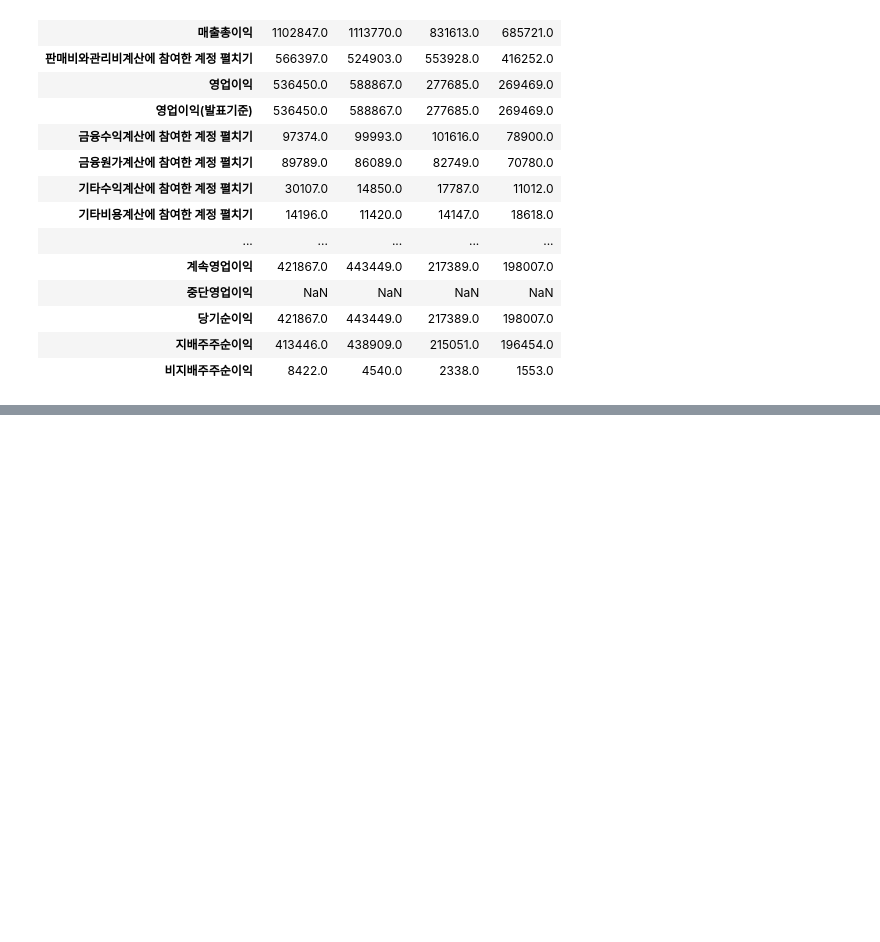
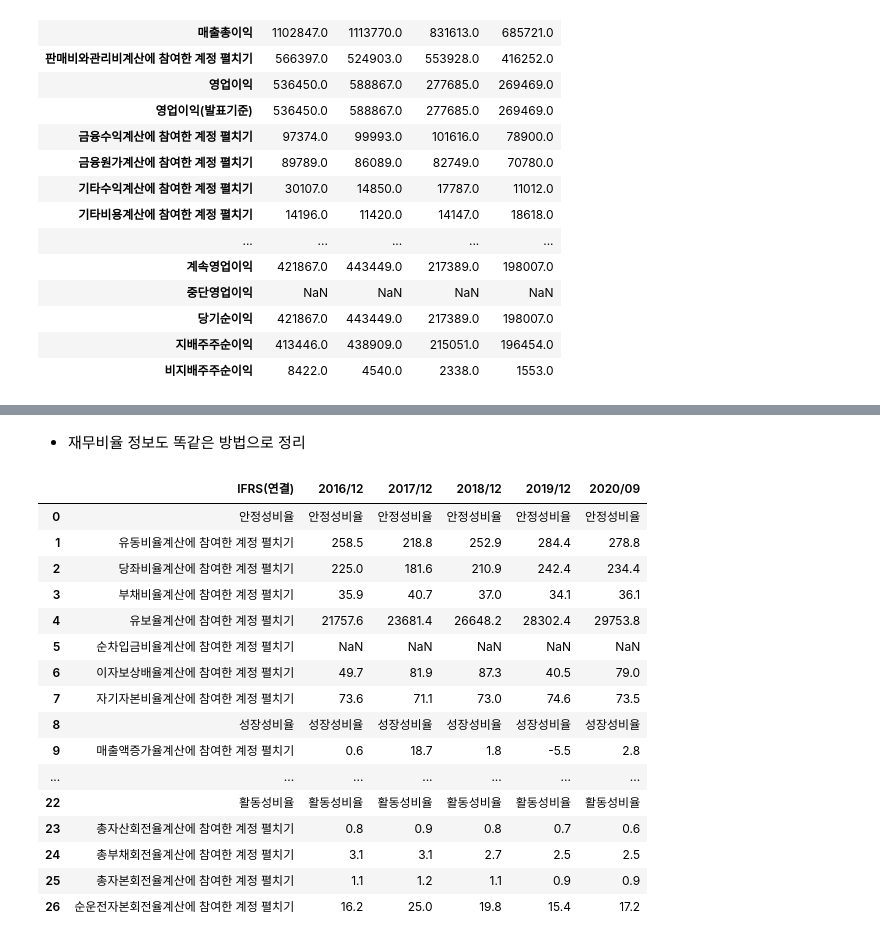
Before and after one commit to starfishkenny/Python, a Jupyter notebook: 20210130_Data collection.ipynb, the cells around one changed output, grey strips where cells are left out. Cells and saved outputs as stored; diff of their text form; code cells hidden in the pictures; blank space fills up the shorter version.

```diff
--- a/20210130_Data collection.ipynb
+++ b/20210130_Data collection.ipynb
@@ -153,0 +307,27 @@ temp_df
+# %% [markdown]
+* 재무비율 정보도 똑같은 방법으로 정리
+# %%
+firm_code = 'A005930'
+fr_url = "https://comp.fnguide.com/svo2/asp/SVD_FinanceRatio.asp?pGB=1&gicode="\
++ firm_code + "&cID=&MenuYn=Y&ReportGB=&NewMenuID=104&stkGb=701"
+fr_page = requests.get(fr_url)
+fr_tables = pd.read_html(fr_page.text)
+fr_tables[0]
+# %% [output]
+|  | IFRS(연결) | 2016/12 | 2017/12 | 2018/12 | 2019/12 | 2020/09 |
+| 0 | 안정성비율 | 안정성비율 | 안정성비율 | 안정성비율 | 안정성비율 | 안정성비율 |
+| 1 | 유동비율계산에 참여한 계정 펼치기 | 258.5 | 218.8 | 252.9 | 284.4 | 278.8 |
+| 2 | 당좌비율계산에 참여한 계정 펼치기 | 225.0 | 181.6 | 210.9 | 242.4 | 234.4 |
+| 3 | 부채비율계산에 참여한 계정 펼치기 | 35.9 | 40.7 | 37.0 | 34.1 | 36.1 |
+| 4 | 유보율계산에 참여한 계정 펼치기 | 21757.6 | 23681.4 | 26648.2 | 28302.4 | 29753.8 |
+| 5 | 순차입금비율계산에 참여한 계정 펼치기 | NaN | NaN | NaN | NaN | NaN |
+| 6 | 이자보상배율계산에 참여한 계정 펼치기 | 49.7 | 81.9 | 87.3 | 40.5 | 79.0 |
+| 7 | 자기자본비율계산에 참여한 계정 펼치기 | 73.6 | 71.1 | 73.0 | 74.6 | 73.5 |
+| 8 | 성장성비율 | 성장성비율 | 성장성비율 | 성장성비율 | 성장성비율 | 성장성비율 |
+| 9 | 매출액증가율계산에 참여한 계정 펼치기 | 0.6 | 18.7 | 1.8 | -5.5 | 2.8 |
+| ... | ... | ... | ... | ... | ... | ... |
+| 22 | 활동성비율 | 활동성비율 | 활동성비율 | 활동성비율 | 활동성비율 | 활동성비율 |
+| 23 | 총자산회전율계산에 참여한 계정 펼치기 | 0.8 | 0.9 | 0.8 | 0.7 | 0.6 |
+| 24 | 총부채회전율계산에 참여한 계정 펼치기 | 3.1 | 3.1 | 2.7 | 2.5 | 2.5 |
+| 25 | 총자본회전율계산에 참여한 계정 펼치기 | 1.1 | 1.2 | 1.1 | 0.9 | 0.9 |
+| 26 | 순운전자본회전율계산에 참여한 계정 펼치기 | 16.2 | 25.0 | 19.8 | 15.4 | 17.2 |
```
Also changed, not shown: parts of 32 cells of this notebook.
